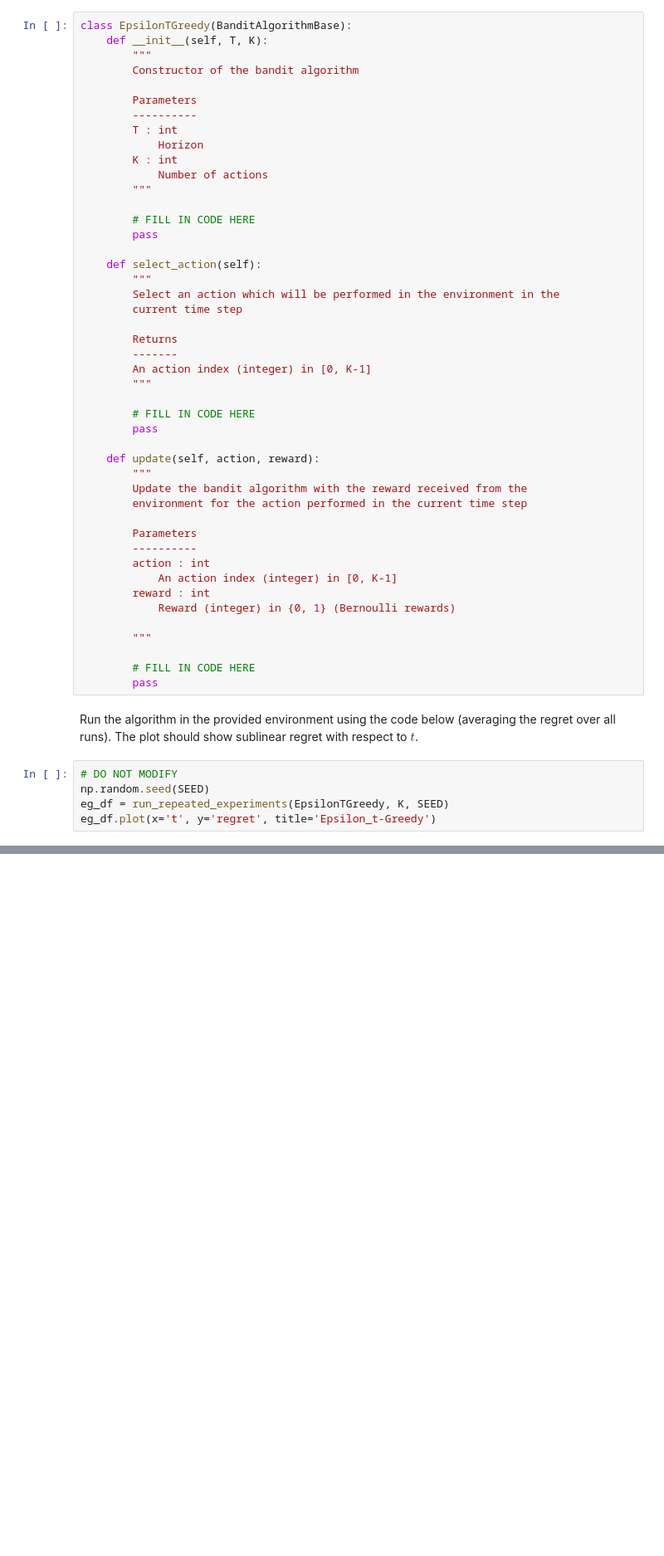
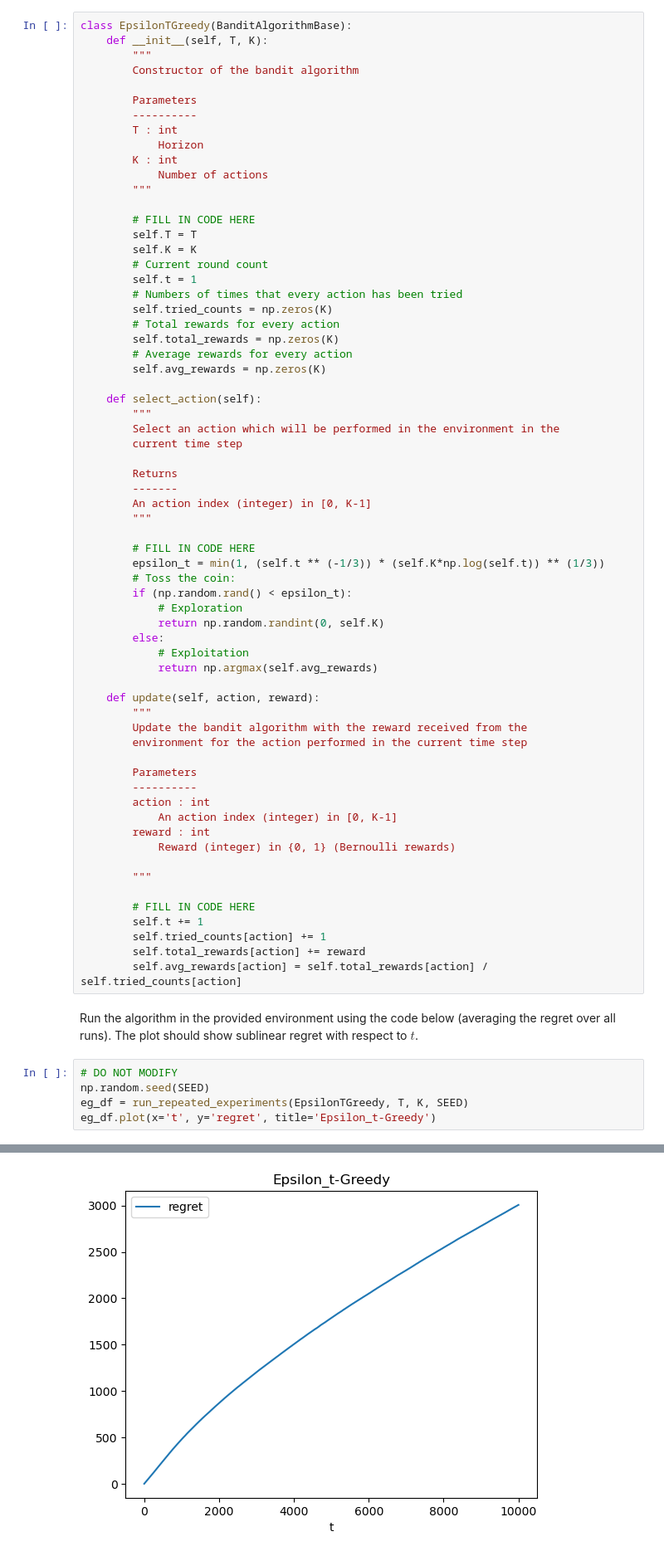
Before and after one commit to amamiya-yuuko-1225/advml, a Jupyter notebook: bandits/bandit-assignment.ipynb, the cells around one changed output, grey strips where cells are left out. Shown: that part at 83% size. Cells and saved outputs as stored; diff of their text form; blank space fills up the shorter version.

```diff
--- a/bandits/bandit-assignment.ipynb
+++ b/bandits/bandit-assignment.ipynb
@@ -204,7 +224,16 @@ class EpsilonTGreedy(BanditAlgorithmBase):
         """
 
         # FILL IN CODE HERE
-        pass
+        self.T = T
+        self.K = K
+        # Current round count
+        self.t = 1
+        # Numbers of times that every action has been tried
+        self.tried_counts = np.zeros(K)
+        # Total rewards for every action
+        self.total_rewards = np.zeros(K)
+        # Average rewards for every action
+        self.avg_rewards = np.zeros(K)
 
     def select_action(self):
         """
@@ -217,7 +246,14 @@ class EpsilonTGreedy(BanditAlgorithmBase):
         """
 
         # FILL IN CODE HERE
-        pass
+        epsilon_t = min(1, (self.t ** (-1/3)) * (self.K*np.log(self.t)) ** (1/3))
+        # Toss the coin:
+        if (np.random.rand() < epsilon_t):
+            # Exploration
+            return np.random.randint(0, self.K)
+        else:
+            # Exploitation
+            return np.argmax(self.avg_rewards)
 
     def update(self, action, reward):
         """
@@ -234,11 +270,15 @@ class EpsilonTGreedy(BanditAlgorithmBase):
         """
 
         # FILL IN CODE HERE
-        pass
+        self.t += 1
+        self.tried_counts[action] += 1
+        self.total_rewards[action] += reward
+        self.avg_rewards[action] = self.total_rewards[action] / self.tried_counts[action]
 # %% [markdown]
 Run the algorithm in the provided environment using the code below (averaging the regret over all runs). The plot should show sublinear regret with respect to $t$.
 # %%
 # DO NOT MODIFY
 np.random.seed(SEED)
-eg_df = run_repeated_experiments(EpsilonTGreedy, K, SEED)
+eg_df = run_repeated_experiments(EpsilonTGreedy, T, K, SEED)
 eg_df.plot(x='t', y='regret', title='Epsilon_t-Greedy')
+# %% [output]
@@ -245,3 +286,4 @@ eg_df.plot(x='t', y='regret', title='Epsilon_t-Greedy')
+[figure, added]
 # %% [markdown]
 ### Problem 3: Implement UCB1
 (2 points, at most 6 points from implementations)
```
Also changed, not shown: parts of 7 cells of this notebook.
